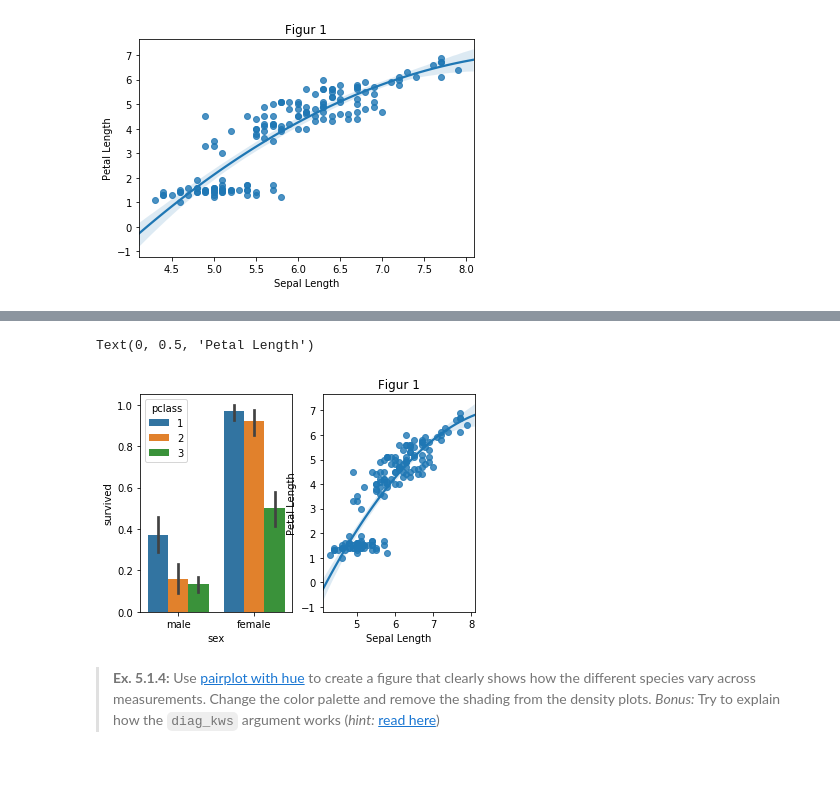
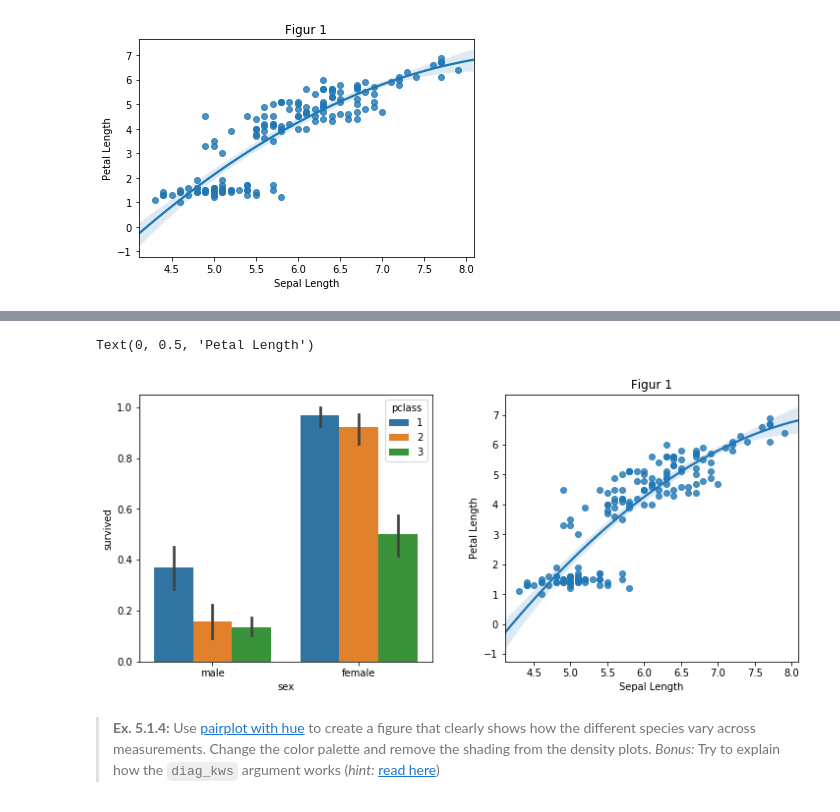
Before and after one commit to jbjornholm/Group-31-SoDa, a Jupyter notebook: Frederik/Aflevering 1.ipynb, the cells around one changed output, grey strips where cells are left out. Cells and saved outputs as stored; diff of their text form; code cells hidden in the pictures; blank space fills up the shorter version.

Commit message:
distance in graph

```diff
--- a/Frederik/Aflevering 1.ipynb
+++ b/Frederik/Aflevering 1.ipynb
@@ -255,15 +255,15 @@ Text(0, 0.5, 'Petal Length')
 > Save the figure as a png file on your computer.
 >> _Hint:_ See [this question](https://stackoverflow.com/questions/41384040/subplot-for-seaborn-boxplot) on stackoverflow for inspiration.
 # %%
-f, axes = plt.subplots(1, 2)
-
+f, axes = plt.subplots(1, 2, figsize=(12,5))
 sns.barplot(x='sex', y='survived', hue='pclass', data=titanic, ax=axes[0])
 sns.regplot(x='sepal_length', y='petal_length', order=2, label=5, fit_reg=True, data=iris, ax=axes[1]).set_title('Figur 1')
+plt.subplots_adjust(wspace=0.25, hspace=0)
 plt.xlabel('Sepal Length')
 plt.ylabel('Petal Length')
 # %% [output]
 Text(0, 0.5, 'Petal Length')
-[figure, old version]
+[figure, new version]
 # %% [markdown]
 > **Ex. 5.1.4:** Use [pairplot with hue](https://seaborn.pydata.org/generated/seaborn.pairplot.html) to create a figure that clearly shows how the different species vary across measurements. Change the color palette and remove the shading from the density plots. _Bonus:_ Try to explain how the `diag_kws` argument works (_hint:_ [read here](https://stackoverflow.com/questions/1769403/understanding-kwargs-in-python))
 # %%
```
